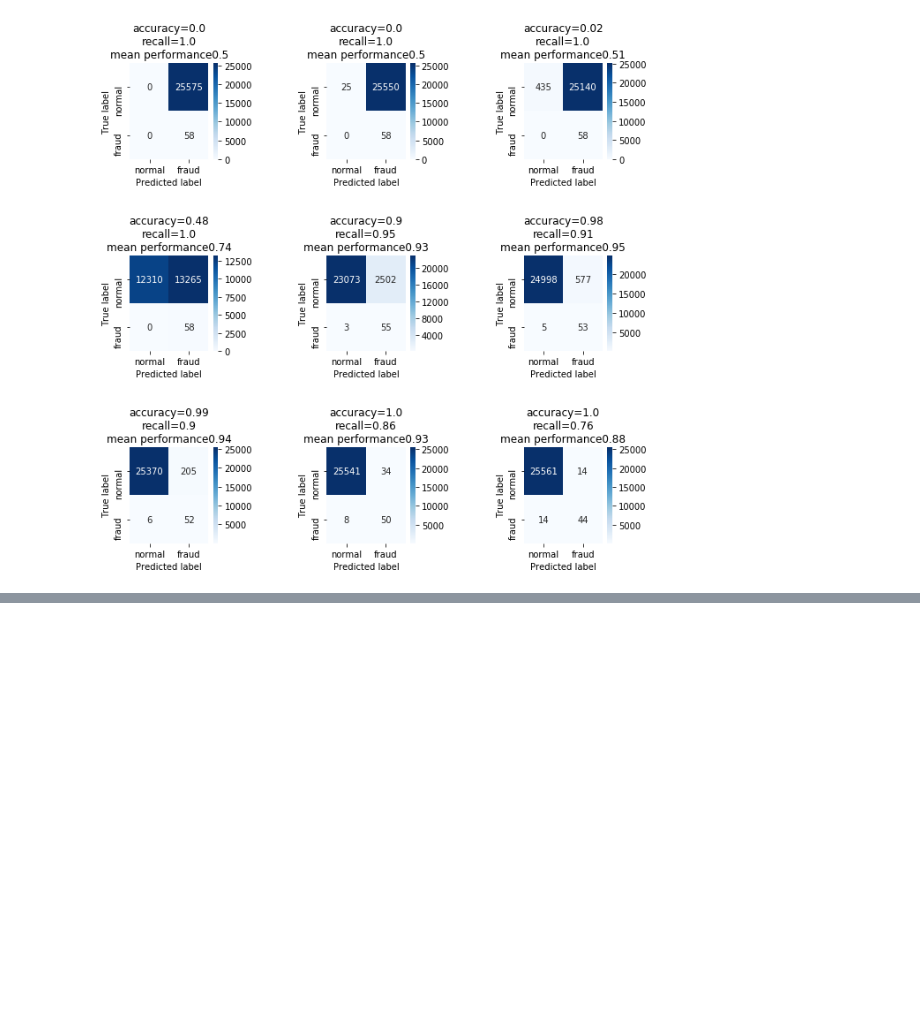
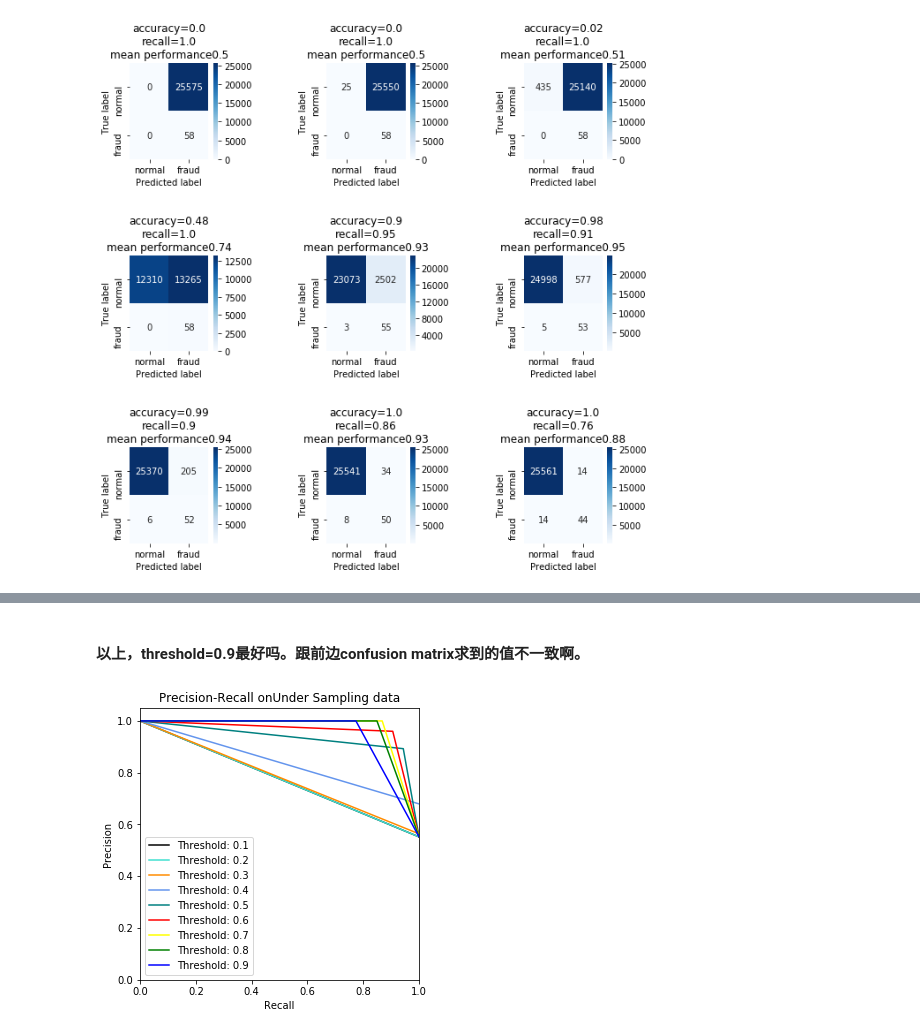
Before and after one commit to BellaLSun/Customer_Churn, a Jupyter notebook: 02 ROC_PRC_threshold Modeling.ipynb, the cells around one changed output, grey strips where cells are left out. Cells and saved outputs as stored; diff of their text form; code cells hidden in the pictures; blank space fills up the shorter version.

```diff
--- a/02 ROC_PRC_threshold Modeling.ipynb
+++ b/02 ROC_PRC_threshold Modeling.ipynb
@@ -332,0 +367,6 @@ for i in thresholds:
+# %% [markdown]
+#### 以上，threshold=0.9最好吗。跟前边confusion matrix求到的值不一致啊。
+# %%
+prc_compare(x_test_undersample,y_test_undersample,tt='Under Sampling data')
+# %% [output]
+[figure, added]
```
Also changed, not shown: parts of 9 cells of this notebook, 2 other files.
